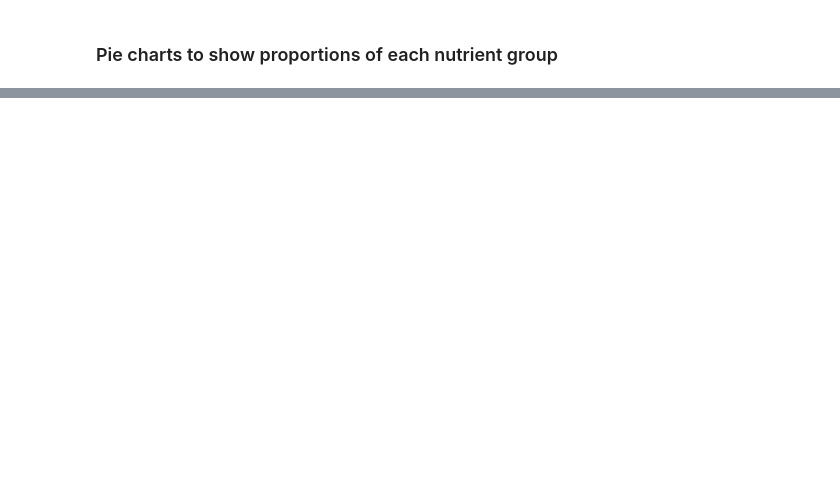
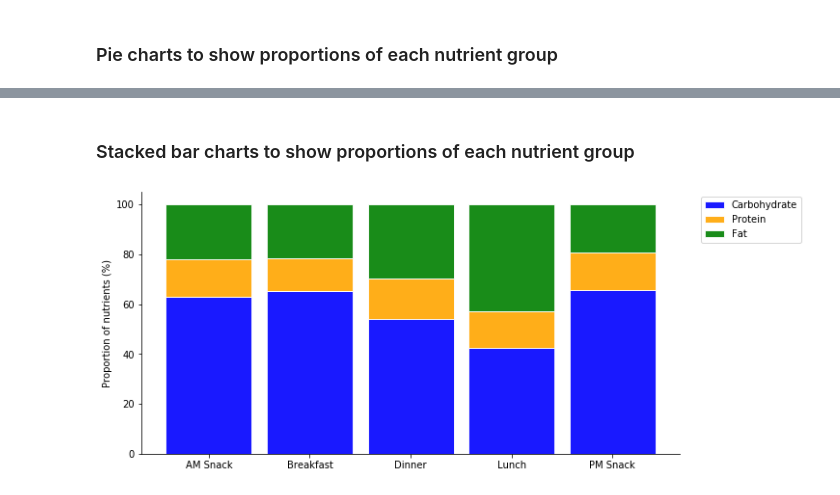
Before and after one commit to rochiecuevas/FoodChoice, a Jupyter notebook: Nutrition_data_WB.ipynb, the cells around one changed output, grey strips where cells are left out. Drawn from its saved outputs; the diff is of its cells as text; code cells hidden in the pictures; blank space fills up the shorter version.

```diff
--- a/Nutrition_data_WB.ipynb
+++ b/Nutrition_data_WB.ipynb
@@ -180,0 +233,80 @@ for x in range(0, len(df4["Occasion"])):
+# %% [markdown]
+### Stacked bar charts to show proportions of each nutrient group
+# %%
+fig, ax = plt.subplots(figsize = (10,5))
+labels = list(df5.columns)[1:]
+
+bar_width = 0.85
+
+bar_l = [i for i in range(len(df5["Carbohydrate"]))]
+tick_pos = [i for i in bar_l]
+
+ax.bar(bar_l,
+           # using Carbohydrate data
+           df5["Carbohydrate"],
+           # labeled
+           label = 'Carbohydrate',
+           # with alpha
+           alpha = 0.9,
+           # with color
+           color = 'blue',
+           # with bar width
+           width = bar_width,
+           # with border color
+           edgecolor = 'white'
+           )
+
+ax.bar(bar_l,
+           # using Protein data
+           df5["Protein"],
+           # with Carbohydrate data at the bottom
+           bottom = df5["Carbohydrate"],
+           # labeled
+           label = 'Protein',
+           # with alpha
+           alpha = 0.9,
+           # with color
+           color = 'orange',
+           # with bar width
+           width = bar_width,
+           # with border color
+           edgecolor = 'white'
+           )
+
+ax.bar(bar_l,
+           # using Fat data
+           df5["Fat"],
+           # with Carbohydrate and Protein data at the bottom
+           bottom = [i + j for i, j in zip(df5["Carbohydrate"], df5["Protein"])],
+           # labeled
+           label = 'Fat',
+           # with alpha
+           alpha = 0.9,
+           # with color
+           color = 'green',
+           # with bar width
+           width = bar_width,
+           # with border color
+           edgecolor = 'white'
+           )
+
+plt.xticks(tick_pos, list(df5["Occasion"]))
+ax.set_ylabel("Proportion of nutrients (%)")
+ax.set_xlabel("")
+
+# Remove the lines on the right and top of the graph
+ax.spines['right'].set_visible(False)
+ax.spines['top'].set_visible(False)
+
+# Insert legend outside the graph
+horiz_offset = 1.03
+vert_offset = 1
+ax.legend(bbox_to_anchor=(horiz_offset, vert_offset))
+
+# Save figure
+plt.savefig(f"stacked_nutrients_WB.png", bbox_inches='tight', dpi = 300)
+
+# Preview graph
+plt.show()
+# %% [output]
+[figure, added]
```
Also changed, not shown: parts of 10 cells of this notebook.
